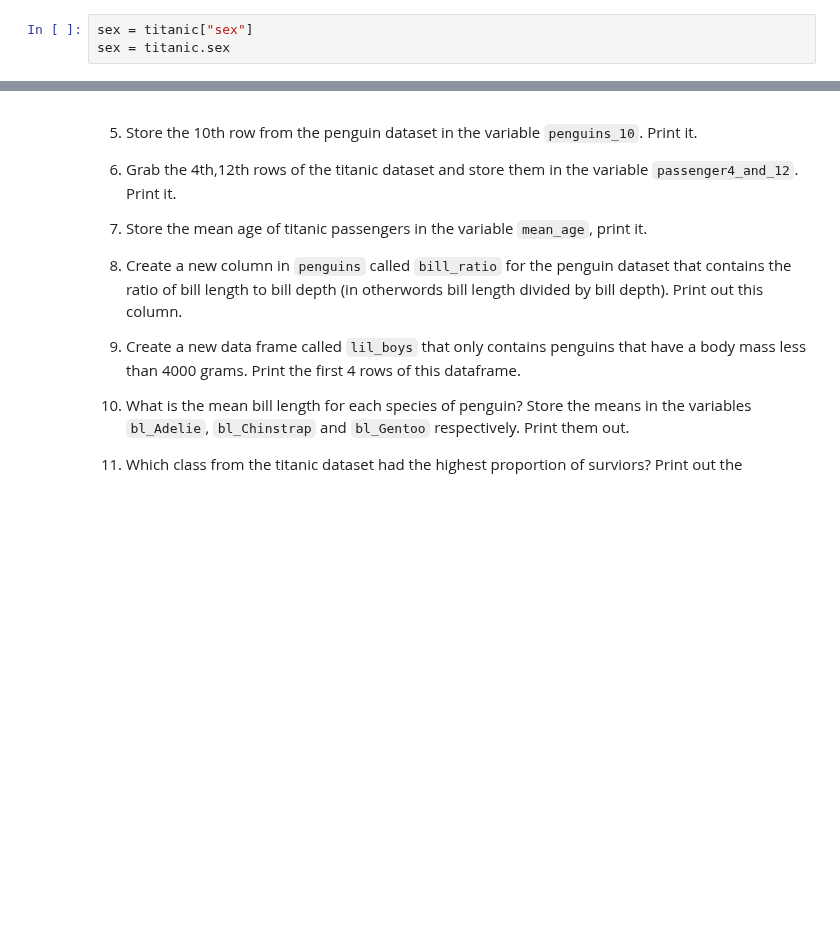
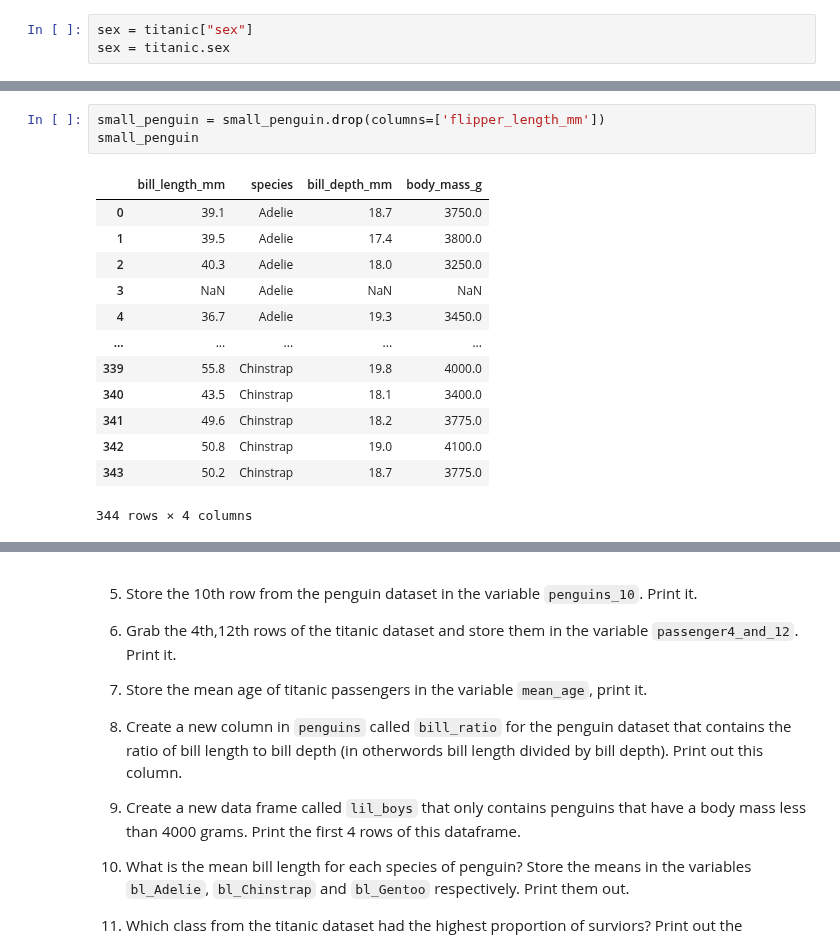
Before and after one commit to masonfarley18/CPSC-392, a Jupyter notebook: All_the_stuff_you_need_to_know(python).ipynb, the cells around one changed output, grey strips where cells are left out. Drawn from its saved outputs; the diff is of its cells as text; blank space fills up the shorter version.

```diff
--- a/All_the_stuff_you_need_to_know(python).ipynb
+++ b/All_the_stuff_you_need_to_know(python).ipynb
@@ -36,0 +161,17 @@ sex = titanic.sex
+# %%
+small_penguin = small_penguin.drop(columns=['flipper_length_mm'])
+small_penguin
+# %% [output]
+|  | bill_length_mm | species | bill_depth_mm | body_mass_g |
+| 0 | 39.1 | Adelie | 18.7 | 3750.0 |
+| 1 | 39.5 | Adelie | 17.4 | 3800.0 |
+| 2 | 40.3 | Adelie | 18.0 | 3250.0 |
+| 3 | NaN | Adelie | NaN | NaN |
+| 4 | 36.7 | Adelie | 19.3 | 3450.0 |
+| ... | ... | ... | ... | ... |
+| 339 | 55.8 | Chinstrap | 19.8 | 4000.0 |
+| 340 | 43.5 | Chinstrap | 18.1 | 3400.0 |
+| 341 | 49.6 | Chinstrap | 18.2 | 3775.0 |
+| 342 | 50.8 | Chinstrap | 19.0 | 4100.0 |
+| 343 | 50.2 | Chinstrap | 18.7 | 3775.0 |
+344 rows × 4 columns
```
Also changed, not shown: parts of 13 cells of this notebook.
